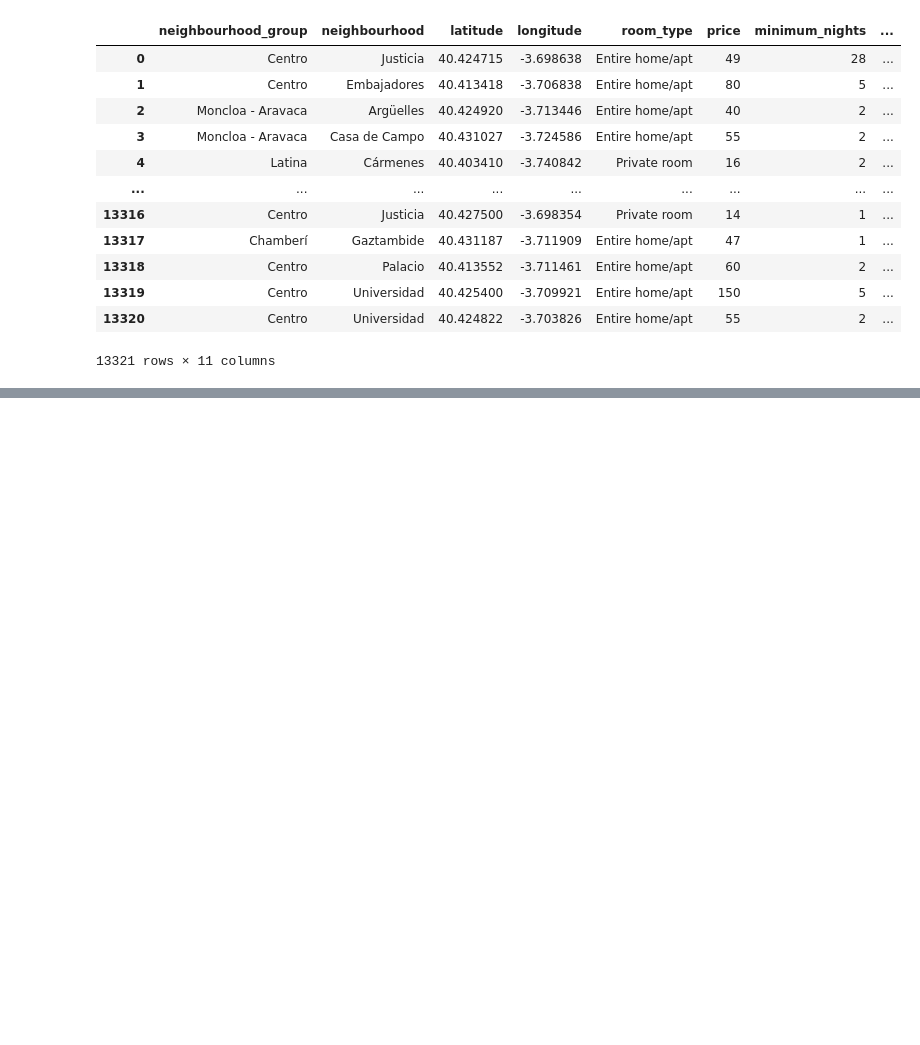
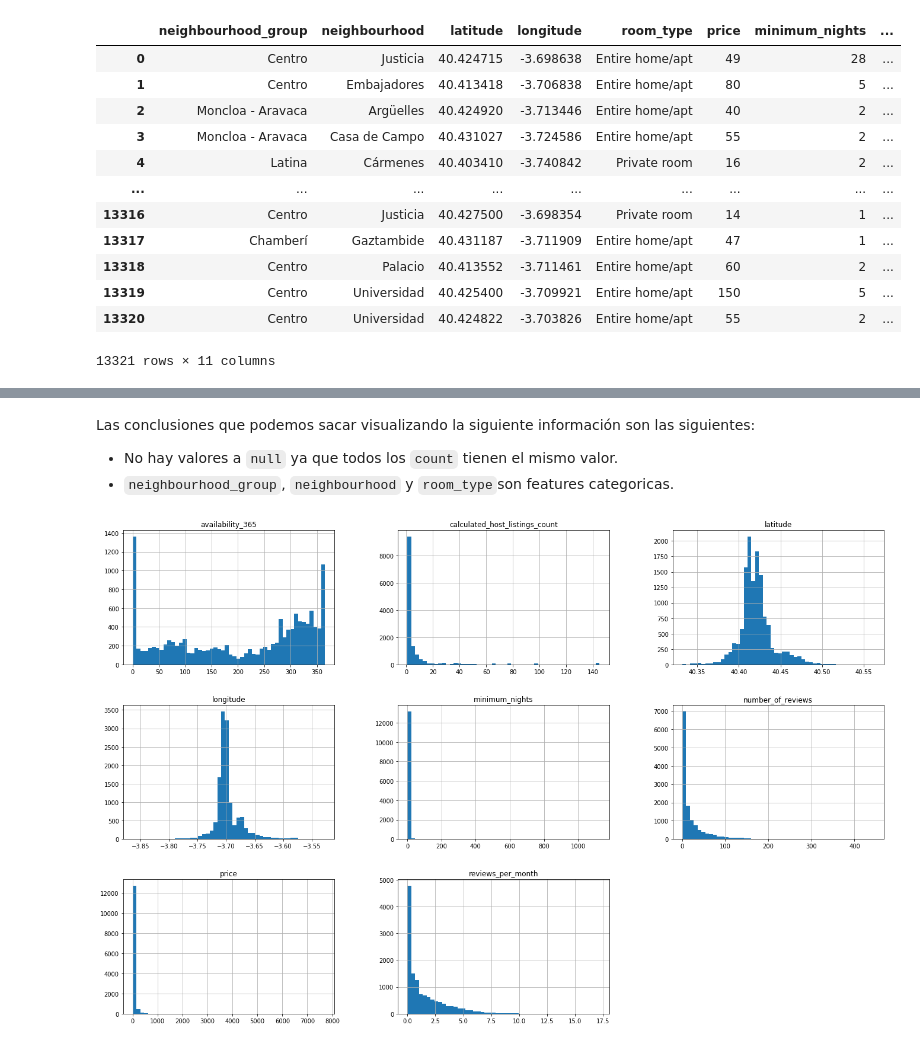
Before and after one commit to frapima/AAI, a Jupyter notebook: projects/module1/tp1/InsideAirBnB.ipynb, the cells around one changed output, grey strips where cells are left out. Drawn from its saved outputs; the diff is of its cells as text; code cells hidden in the pictures; blank space fills up the shorter version.

```diff
--- a/projects/module1/tp1/InsideAirBnB.ipynb
+++ b/projects/module1/tp1/InsideAirBnB.ipynb
@@ -67,0 +106,9 @@ airbnb
+# %% [markdown]
+Las conclusiones que podemos sacar visualizando la siguiente información son las siguientes:
+- No hay valores a `null` ya que todos los `count` tienen el mismo valor.
+- `neighbourhood_group`, `neighbourhood` y `room_type`son features categoricas.
+# %%
+airbnb.hist(bins=50, figsize=(23,15))
+plt.show()
+# %% [output]
+[figure, added]
```
Also changed, not shown: parts of 25 cells of this notebook, 4 other files.
